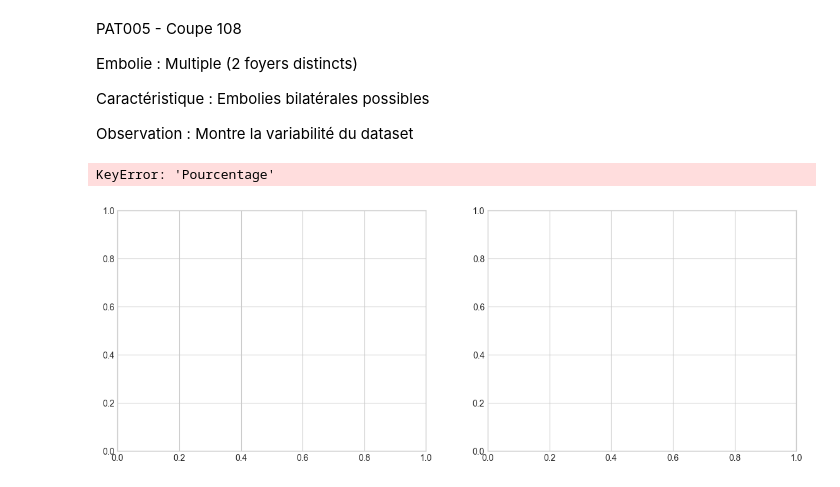
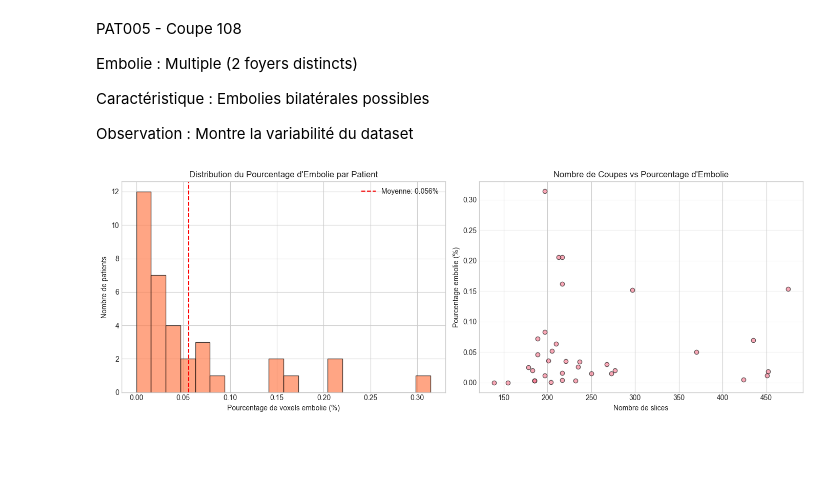
Before and after one commit to JoDm007/Projet_detection_embolie_pulmonaire, a Jupyter notebook: notebooks/01_exploration.ipynb, the cells around one changed output. Saved outputs shown, nothing was run; the diff lists cells and outputs as text; code cells hidden in the pictures; blank space fills up the shorter version.

```diff
--- a/notebooks/01_exploration.ipynb
+++ b/notebooks/01_exploration.ipynb
@@ -430,31 +436,30 @@ Caractéristique : Embolies bilatérales possibles
 Observation : Montre la variabilité du dataset
 # %%
 # ═══════════════════════════════════════════════════════════════
-# CELLULE BONUS : Analyse du déséquilibre de classe
+#  Analyse du déséquilibre de classe
 # ═══════════════════════════════════════════════════════════════
 import matplotlib.pyplot as plt
 
 fig, axes = plt.subplots(1, 2, figsize=(14, 5))
 
 # 1. Distribution du % d'embolie par patient
-embolie_pct = df_stats['Pourcentage'].apply(lambda x: float(x.replace('%', '')))
+embolie_pct = df_stats['Pourcentage_Embolie'].apply(lambda x: float(x.replace('%', '')))
 axes[0].hist(embolie_pct, bins=20, edgecolor='black', alpha=0.7, color='coral')
 axes[0].set_title('Distribution du Pourcentage d\'Embolie par Patient')
 axes[0].set_xlabel('Pourcentage de voxels embolie (%)')
 axes[0].set_ylabel('Nombre de patients')
 axes[0].axvline(embolie_pct.mean(), color='red', linestyle='--', label=f'Moyenne: {embolie_pct.mean():.3f}%')
 axes[0].legend()
 
 # 2. Scatter : Nb de coupes vs % embolie (cherche une corrélation ?)
 axes[1].scatter(df_stats['Coupes'], embolie_pct, alpha=0.6, edgecolors='black')
 axes[1].set_title('Nombre de Coupes vs Pourcentage d\'Embolie')
 axes[1].set_xlabel('Nombre de slices')
 axes[1].set_ylabel('Pourcentage embolie (%)')
 axes[1].grid(axis='y', alpha=0.3)
 
 plt.tight_layout()
 plt.savefig('../figures/exploration/analyse_desequilibre.png', dpi=150, bbox_inches='tight')
 plt.show()
 # %% [output]
-KeyError: 'Pourcentage'
-[figure, old version]
+[figure, new version]
```
Also changed, not shown: parts of 4 cells of this notebook, 22 other files.
